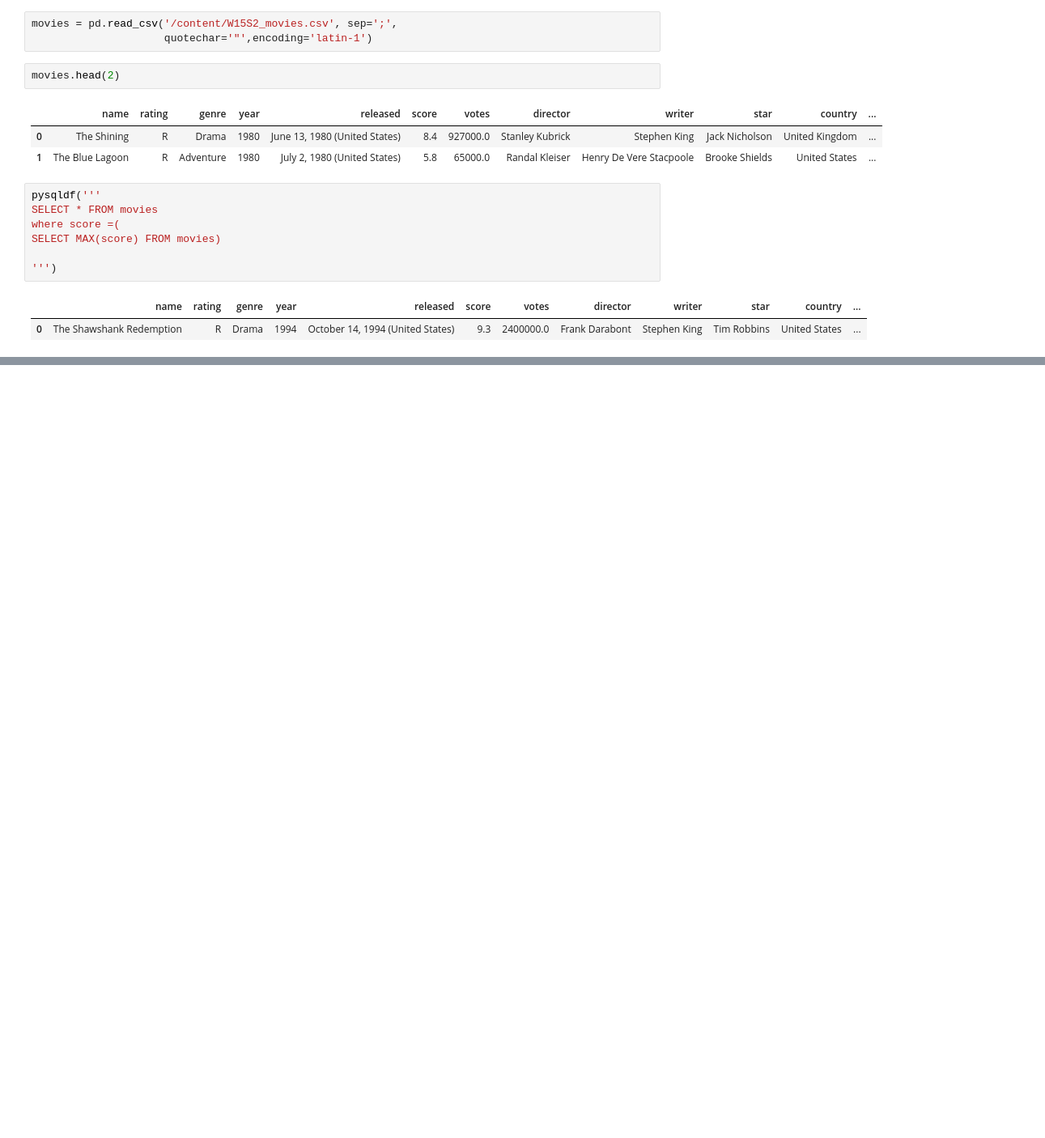
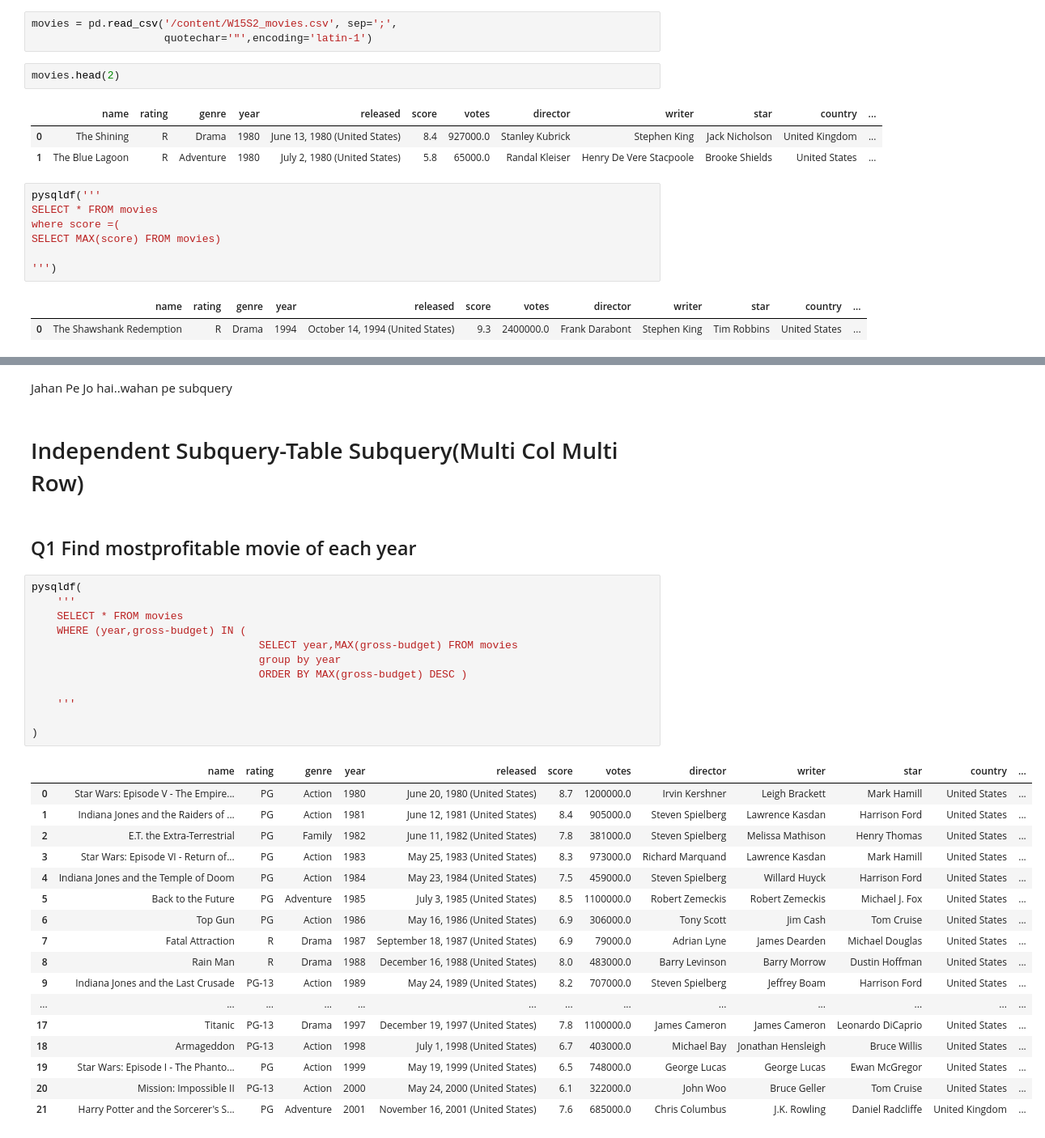
Before and after one commit to mmilannaik/bostonhousepricing, a Jupyter notebook: W15S3_SQL_Subquery.ipynb, the cells around one changed output, grey strips where cells are left out. Shown at 81% size. Drawn from its saved outputs; the diff is of its cells as text; blank space fills up the shorter version.

```diff
--- a/W15S3_SQL_Subquery.ipynb
+++ b/W15S3_SQL_Subquery.ipynb
@@ -55,0 +209,36 @@ SELECT MAX(score) FROM movies)
+# %% [markdown]
+Jahan Pe Jo hai..wahan pe subquery
+# %% [markdown]
+# Independent Subquery-Table Subquery(Multi Col Multi Row)
+# %% [markdown]
+## Q1 Find mostprofitable movie of each year
+# %%
+pysqldf(
+    '''
+    SELECT * FROM movies
+    WHERE (year,gross-budget) IN (
+                                    SELECT year,MAX(gross-budget) FROM movies
+                                    group by year
+                                    ORDER BY MAX(gross-budget) DESC )
+
+    '''
+
+)
+# %% [output]
+|  | name | rating | genre | year | released | score | votes | director | writer | star | country | ... |
+| 0 | Star Wars: Episode V - The Empire... | PG | Action | 1980 | June 20, 1980 (United States) | 8.7 | 1200000.0 | Irvin Kershner | Leigh Brackett | Mark Hamill | United States | ... |
+| 1 | Indiana Jones and the Raiders of ... | PG | Action | 1981 | June 12, 1981 (United States) | 8.4 | 905000.0 | Steven Spielberg | Lawrence Kasdan | Harrison Ford | United States | ... |
+| 2 | E.T. the Extra-Terrestrial | PG | Family | 1982 | June 11, 1982 (United States) | 7.8 | 381000.0 | Steven Spielberg | Melissa Mathison | Henry Thomas | United States | ... |
+| 3 | Star Wars: Episode VI - Return of... | PG | Action | 1983 | May 25, 1983 (United States) | 8.3 | 973000.0 | Richard Marquand | Lawrence Kasdan | Mark Hamill | United States | ... |
+| 4 | Indiana Jones and the Temple of Doom | PG | Action | 1984 | May 23, 1984 (United States) | 7.5 | 459000.0 | Steven Spielberg | Willard Huyck | Harrison Ford | United States | ... |
+| 5 | Back to the Future | PG | Adventure | 1985 | July 3, 1985 (United States) | 8.5 | 1100000.0 | Robert Zemeckis | Robert Zemeckis | Michael J. Fox | United States | ... |
+| 6 | Top Gun | PG | Action | 1986 | May 16, 1986 (United States) | 6.9 | 306000.0 | Tony Scott | Jim Cash | Tom Cruise | United States | ... |
+| 7 | Fatal Attraction | R | Drama | 1987 | September 18, 1987 (United States) | 6.9 | 79000.0 | Adrian Lyne | James Dearden | Michael Douglas | United States | ... |
+| 8 | Rain Man | R | Drama | 1988 | December 16, 1988 (United States) | 8.0 | 483000.0 | Barry Levinson | Barry Morrow | Dustin Hoffman | United States | ... |
+| 9 | Indiana Jones and the Last Crusade | PG-13 | Action | 1989 | May 24, 1989 (United States) | 8.2 | 707000.0 | Steven Spielberg | Jeffrey Boam | Harrison Ford | United States | ... |
+| ... | ... | ... | ... | ... | ... | ... | ... | ... | ... | ... | ... | ... |
+| 17 | Titanic | PG-13 | Drama | 1997 | December 19, 1997 (United States) | 7.8 | 1100000.0 | James Cameron | James Cameron | Leonardo DiCaprio | United States | ... |
+| 18 | Armageddon | PG-13 | Action | 1998 | July 1, 1998 (United States) | 6.7 | 403000.0 | Michael Bay | Jonathan Hensleigh | Bruce Willis | United States | ... |
+| 19 | Star Wars: Episode I - The Phanto... | PG | Action | 1999 | May 19, 1999 (United States) | 6.5 | 748000.0 | George Lucas | George Lucas | Ewan McGregor | United States | ... |
+| 20 | Mission: Impossible II | PG-13 | Action | 2000 | May 24, 2000 (United States) | 6.1 | 322000.0 | John Woo | Bruce Geller | Tom Cruise | United States | ... |
+| 21 | Harry Potter and the Sorcerer's S... | PG | Adventure | 2001 | November 16, 2001 (United States) | 7.6 | 685000.0 | Chris Columbus | J.K. Rowling | Daniel Radcliffe | United Kingdom | ... |
```
Also changed, not shown: parts of 31 cells of this notebook.
